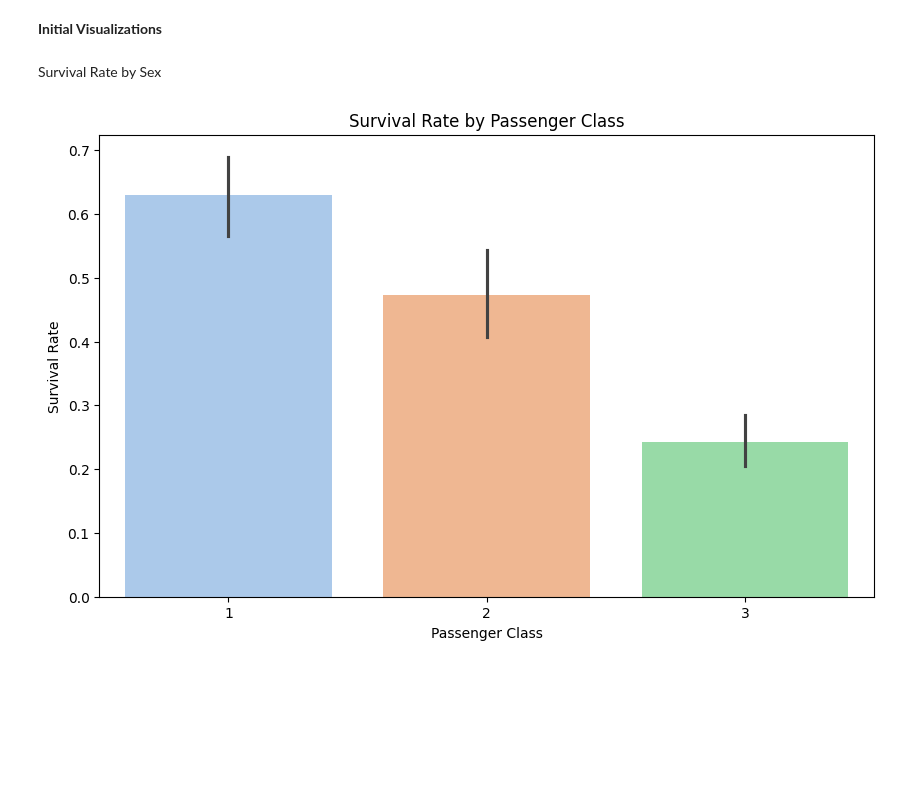
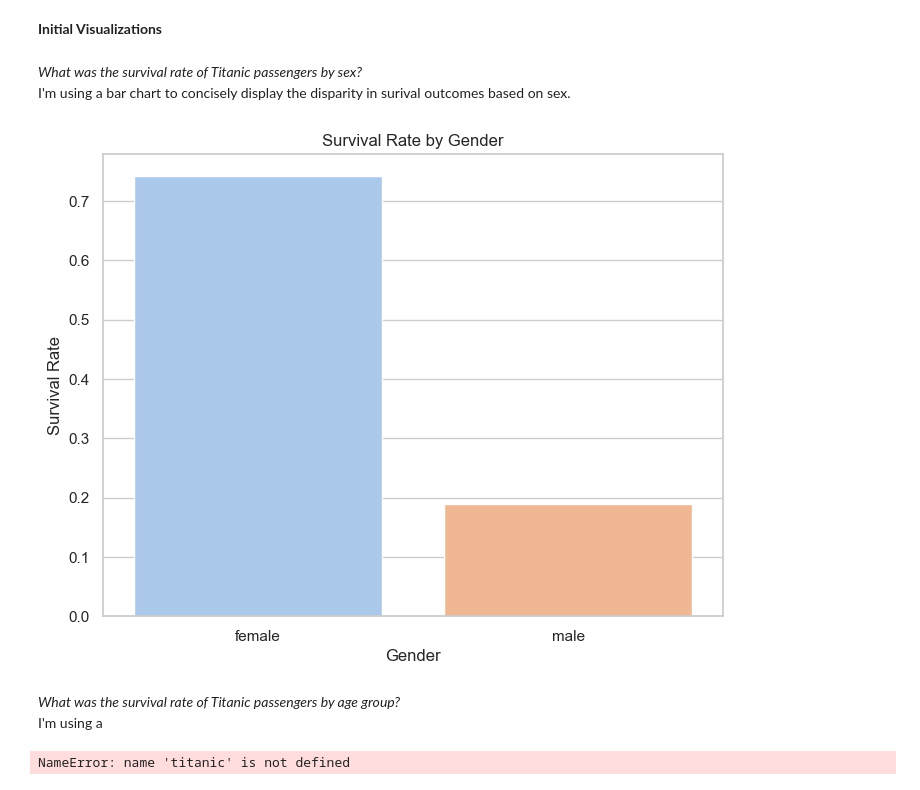
Before and after one commit to Karpoozi/datafun-06-eda, a Jupyter notebook: brookerichards_eda.ipynb, the cells around one changed output. Drawn from its saved outputs; the diff is of its cells as text; code cells hidden in the pictures; blank space fills up the shorter version.

```diff
--- a/brookerichards_eda.ipynb
+++ b/brookerichards_eda.ipynb
@@ -134,14 +134,37 @@ print(df.head())
 4    man        True  NaN  Southampton    no   True   1152.318055
 # %% [markdown]
 **Initial Visualizations**
-# %% [markdown]
-Survival Rate by Sex
+# %% [markdown]
+*What was the survival rate of Titanic passengers by sex?*
+I'm using a bar chart to concisely display the disparity in surival outcomes based on sex.
 # %%
-plt.figure(figsize=(10, 6))
-sns.barplot(x='pclass', y='survived', hue='pclass', data=df, palette='pastel', legend=False)
-plt.title('Survival Rate by Passenger Class')
-plt.xlabel('Passenger Class')
+# calculate survival rate by sex
+survival_rate_by_gender = df.groupby('sex')['survived'].mean()
+
+# plot the survival rate by gender
+plt.figure(figsize=(8, 6))
+sns.barplot(x=survival_rate_by_gender.index, y=survival_rate_by_gender.values, hue=survival_rate_by_gender.index, palette='pastel', legend=False) # determine the colors you want use and remove the legen since theres only two columns
+plt.title('Survival Rate by Gender')
+plt.xlabel('Gender')
 plt.ylabel('Survival Rate')
 plt.show()
 # %% [output]
-[figure, old version]
+[figure, new version]
+# %% [markdown]
+*What was the survival rate of Titanic passengers by age group?*
+I'm using a
+# %%
+titanic = titanic.dropna(subset=['age']) # ignore rows with no age value
+age_bins = range(0, int(titanic['age'].max()) + 5, 5) # define age groups
+titanic['age_group'] = pd.cut(titanic['age'], bins=age_bins) # create age groups column
+survival_rate_by_age = titanic.groupby('age_group')['survived'].mean().reset_index()
+plt.figure(figsize=(10, 6))
+sns.barplot(x='age_group', y='survived', data=survival_rate_by_age, palette='viridis')
+plt.title('Survival Rate by Age Group')
+plt.xlabel('Age Group')
+plt.ylabel('Survival Rate')
+plt.xticks(rotation=45)
+plt.tight_layout()
+plt.show()
+# %% [output]
+NameError: name 'titanic' is not defined
```
